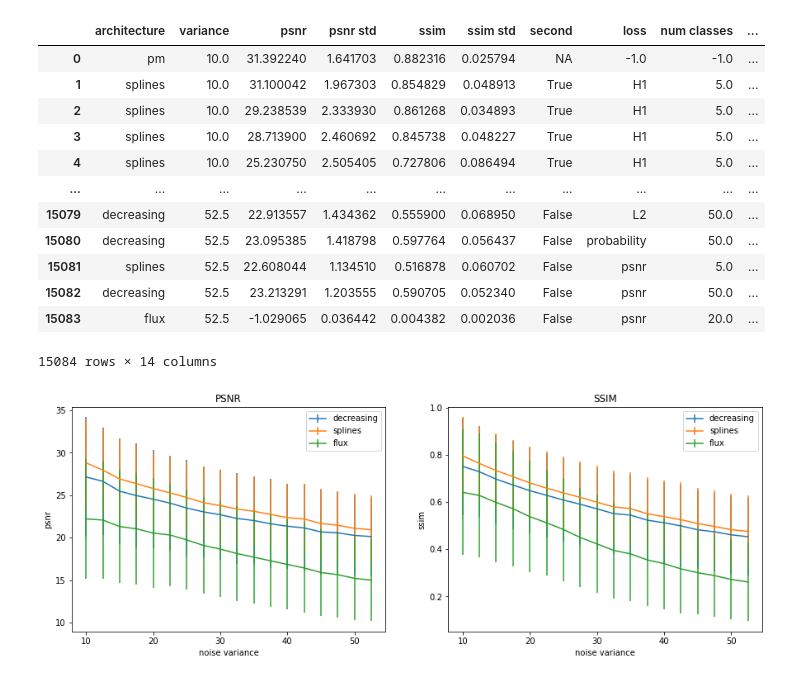
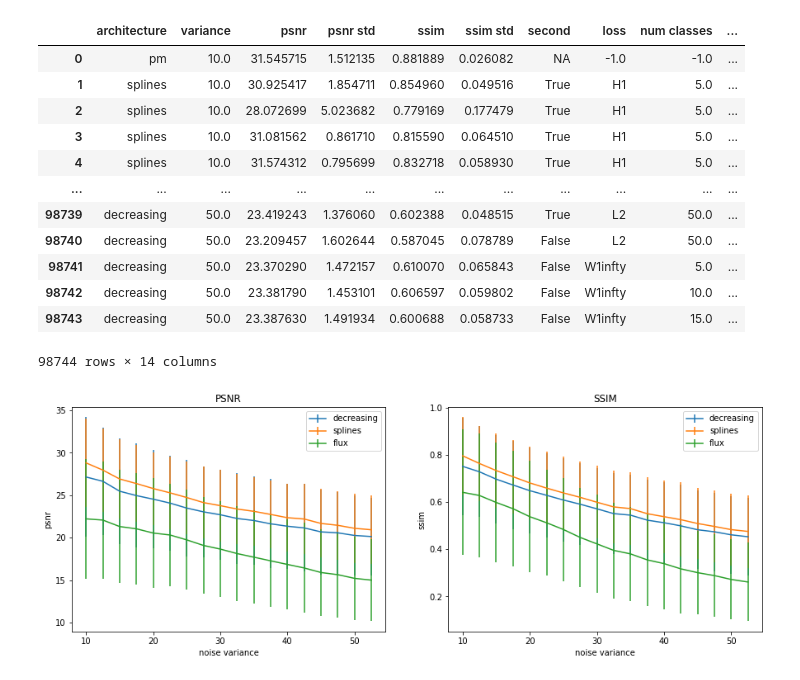
Before and after one commit to erjel/ortega_master_thesis, a Jupyter notebook: 7_apr/general/comparing.ipynb, the cells around one changed output. Saved outputs shown, nothing was run; the diff lists cells and outputs as text; code cells hidden in the pictures.

```diff
--- a/7_apr/general/comparing.ipynb
+++ b/7_apr/general/comparing.ipynb
@@ -49,7 +51,7 @@ df = []
 path = '/home/joel/nmr-storage/fly_group_behavior/scripts/PeronaMalik/7_apr'
 it_lim = 10
 
-losses_names = ['H1','L2','W1infty','Linfty','probability','psnr']
+losses_names = ['H1','L2','W1infty','Linfty','product','psnr']
 architectures = ['splines','decreasing','flux']
 
 
@@ -71,7 +73,7 @@ for var in np.arange(10,55,2.5):
     filling = -np.ones(7)
     df.append(np.concatenate((['pm',var,psnr,psnr_std,ssim,ssim_std,'NA'],filling)))
 
-    for N_REPEAT_FRAME1 in [1,10,30]:
+    for N_REPEAT_FRAME1 in np.arange(2,32,2):
 
             for arch in architectures:
                 print(arch)
@@ -80,7 +82,7 @@ for var in np.arange(10,55,2.5):
                     print(loss)
 
                     order = 1
-                    for num_classes in [5,20,50]:
+                    for num_classes in [5,10,15,20,25,50]:
                         print('num_classes: ',num_classes)
 
                         if arch == 'flux' and num_classes >= 50:
@@ -88,13 +90,13 @@ for var in np.arange(10,55,2.5):
 
                         for degree in np.arange(1,6):
 
-                            for f1,factor in enumerate(10.**(-np.linspace(-1,0.5,4))):
+                            for f1,factor in enumerate([1]):
 
                                 for use_polynomial in [True,False]:
 
                                     if use_polynomial:
 
-                                        for polynomial_degree in range(1,6):
+                                        for polynomial_degree in range(1,3):
 
                                             if len(glob(f"{path}/{arch}/checkpoints/{arch}{loss}_{typ}_{num_classes}_{N_REPEAT_FRAME1}_{it_lim}_t{degree}_{f1}_t{polynomial_degree}*")) > 0:
                                                 model = get_model(arch,it_lim=it_lim,image_size=image_size,num_classes = num_classes,
@@ -173,35 +193,36 @@ num_classes:  50
 # %%
 df = pd.DataFrame(np.array(df),columns=['architecture','variance','psnr','psnr std','ssim','ssim std','second',
                                        'loss','num classes','num repeat','degree','factor','polynomial','polynomial degree'])
+df = df.replace('nan',0)
 df['variance'] = pd.to_numeric(df['variance'])
 df['psnr'] = pd.to_numeric(df['psnr'])
 df['psnr std'] = pd.to_numeric(df['psnr std'])
 df['ssim'] = pd.to_numeric(df['ssim'])
 df['ssim std'] = pd.to_numeric(df['ssim std'])
 df['num classes'] = pd.to_numeric(df['num classes'])
 df['num repeat'] = pd.to_numeric(df['num repeat'])
 df['degree'] = pd.to_numeric(df['degree'])
 df['factor'] = pd.to_numeric(df['factor'])
 df['polynomial degree'] = pd.to_numeric(df['polynomial degree'])
-#df.to_csv('./general_comparison.csv')
+#df.to_csv('./general_comparison_big.csv')
 
 
 nn = df[df['architecture'] != 'pm']
 df
 # %% [output]
 |  | architecture | variance | psnr | psnr std | ssim | ssim std | second | loss | num classes | ... |
-| 0 | pm | 10.0 | 31.392240 | 1.641703 | 0.882316 | 0.025794 | NA | -1.0 | -1.0 | ... |
-| 1 | splines | 10.0 | 31.100042 | 1.967303 | 0.854829 | 0.048913 | True | H1 | 5.0 | ... |
-| 2 | splines | 10.0 | 29.238539 | 2.333930 | 0.861268 | 0.034893 | True | H1 | 5.0 | ... |
-| 3 | splines | 10.0 | 28.713900 | 2.460692 | 0.845738 | 0.048227 | True | H1 | 5.0 | ... |
-| 4 | splines | 10.0 | 25.230750 | 2.505405 | 0.727806 | 0.086494 | True | H1 | 5.0 | ... |
+| 0 | pm | 10.0 | 31.545715 | 1.512135 | 0.881889 | 0.026082 | NA | -1.0 | -1.0 | ... |
+| 1 | splines | 10.0 | 30.925417 | 1.854711 | 0.854960 | 0.049516 | True | H1 | 5.0 | ... |
+| 2 | splines | 10.0 | 28.072699 | 5.023682 | 0.779169 | 0.177479 | True | H1 | 5.0 | ... |
+| 3 | splines | 10.0 | 31.081562 | 0.861710 | 0.815590 | 0.064510 | True | H1 | 5.0 | ... |
+| 4 | splines | 10.0 | 31.574312 | 0.795699 | 0.832718 | 0.058930 | True | H1 | 5.0 | ... |
 | ... | ... | ... | ... | ... | ... | ... | ... | ... | ... | ... |
-| 15079 | decreasing | 52.5 | 22.913557 | 1.434362 | 0.555900 | 0.068950 | False | L2 | 50.0 | ... |
-| 15080 | decreasing | 52.5 | 23.095385 | 1.418798 | 0.597764 | 0.056437 | False | probability | 50.0 | ... |
-| 15081 | splines | 52.5 | 22.608044 | 1.134510 | 0.516878 | 0.060702 | False | psnr | 5.0 | ... |
-| 15082 | decreasing | 52.5 | 23.213291 | 1.203555 | 0.590705 | 0.052340 | False | psnr | 50.0 | ... |
-| 15083 | flux | 52.5 | -1.029065 | 0.036442 | 0.004382 | 0.002036 | False | psnr | 20.0 | ... |
+| 98739 | decreasing | 50.0 | 23.419243 | 1.376060 | 0.602388 | 0.048515 | True | L2 | 50.0 | ... |
+| 98740 | decreasing | 50.0 | 23.209457 | 1.602644 | 0.587045 | 0.078789 | False | L2 | 50.0 | ... |
+| 98741 | decreasing | 50.0 | 23.370290 | 1.472157 | 0.610070 | 0.065843 | False | W1infty | 5.0 | ... |
+| 98742 | decreasing | 50.0 | 23.381790 | 1.453101 | 0.606597 | 0.059802 | False | W1infty | 10.0 | ... |
+| 98743 | decreasing | 50.0 | 23.387630 | 1.491934 | 0.600688 | 0.058733 | False | W1infty | 15.0 | ... |
-15084 rows × 14 columns
+98744 rows × 14 columns
 # %%
 X = nn[nn['psnr']>0].groupby(['architecture','variance']).mean().reset_index()[['architecture','variance','psnr','ssim']].values.T
 XS = nn[nn['psnr']>0].groupby(['architecture','variance']).std().reset_index()[['architecture','variance','psnr','ssim']].values.T
```
Also changed, not shown: parts of 2 cells of this notebook, 8 other files.
